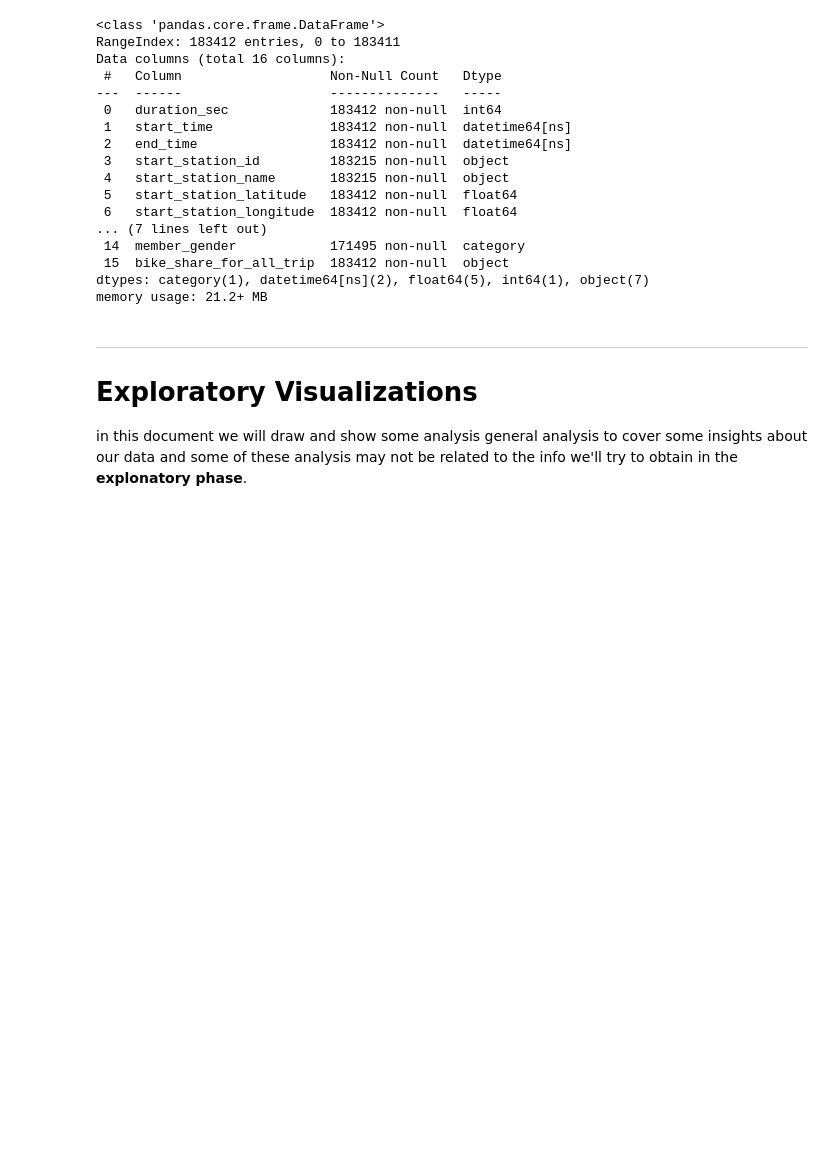
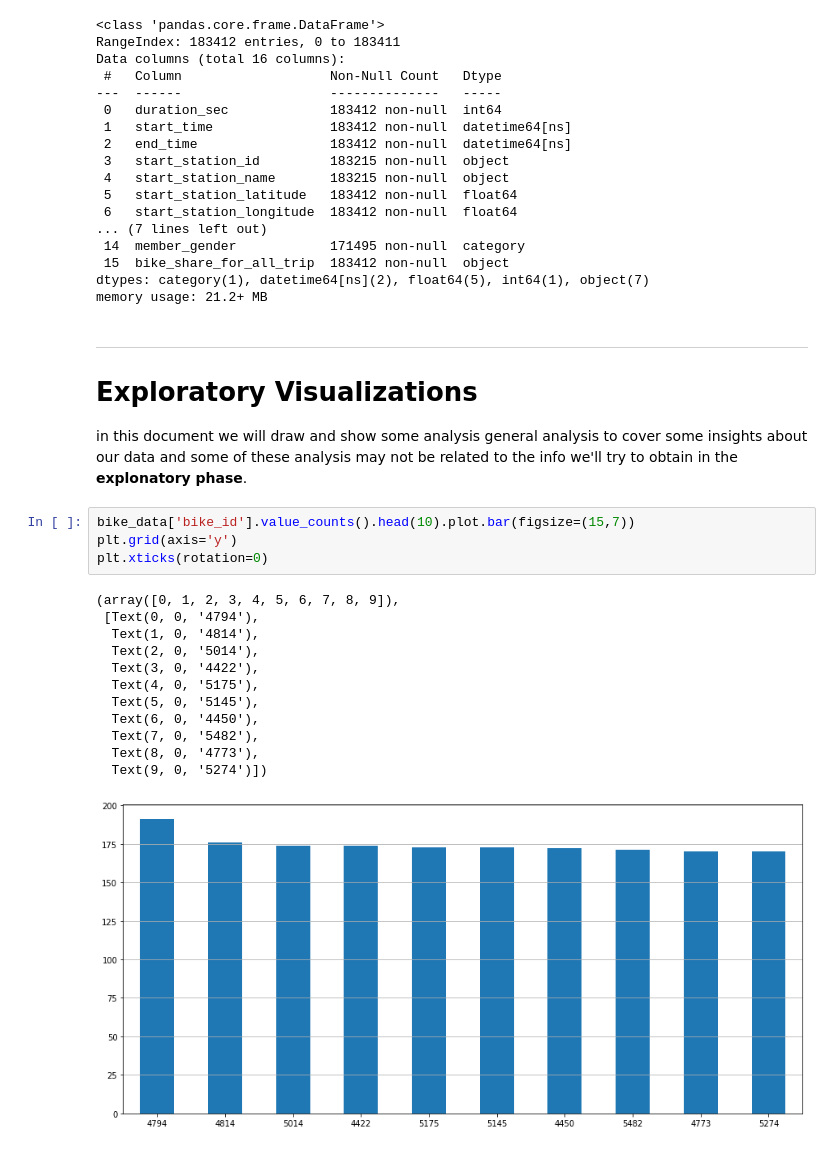
Before and after one commit to YousefSaber/Visualization-Project, a Jupyter notebook: Untitled.ipynb, the cells around one changed output. Saved outputs shown, nothing was run; the diff lists cells and outputs as text; blank space fills up the shorter version.

```diff
--- a/Untitled.ipynb
+++ b/Untitled.ipynb
@@ -165,3 +165,20 @@ memory usage: 21.2+ MB
 # Exploratory Visualizations
 
 in this document we will draw and show some analysis general analysis to cover some insights about our data and some of these analysis may not be related to the info we'll try to obtain in the **explonatory phase**.
+# %%
+bike_data['bike_id'].value_counts().head(10).plot.bar(figsize=(15,7))
+plt.grid(axis='y')
+plt.xticks(rotation=0)
+# %% [output]
+(array([0, 1, 2, 3, 4, 5, 6, 7, 8, 9]),
+ [Text(0, 0, '4794'),
+  Text(1, 0, '4814'),
+  Text(2, 0, '5014'),
+  Text(3, 0, '4422'),
+  Text(4, 0, '5175'),
+  Text(5, 0, '5145'),
+  Text(6, 0, '4450'),
+  Text(7, 0, '5482'),
+  Text(8, 0, '4773'),
+  Text(9, 0, '5274')])
+[figure, added]
```
Also changed, not shown: parts of 22 cells of this notebook.
